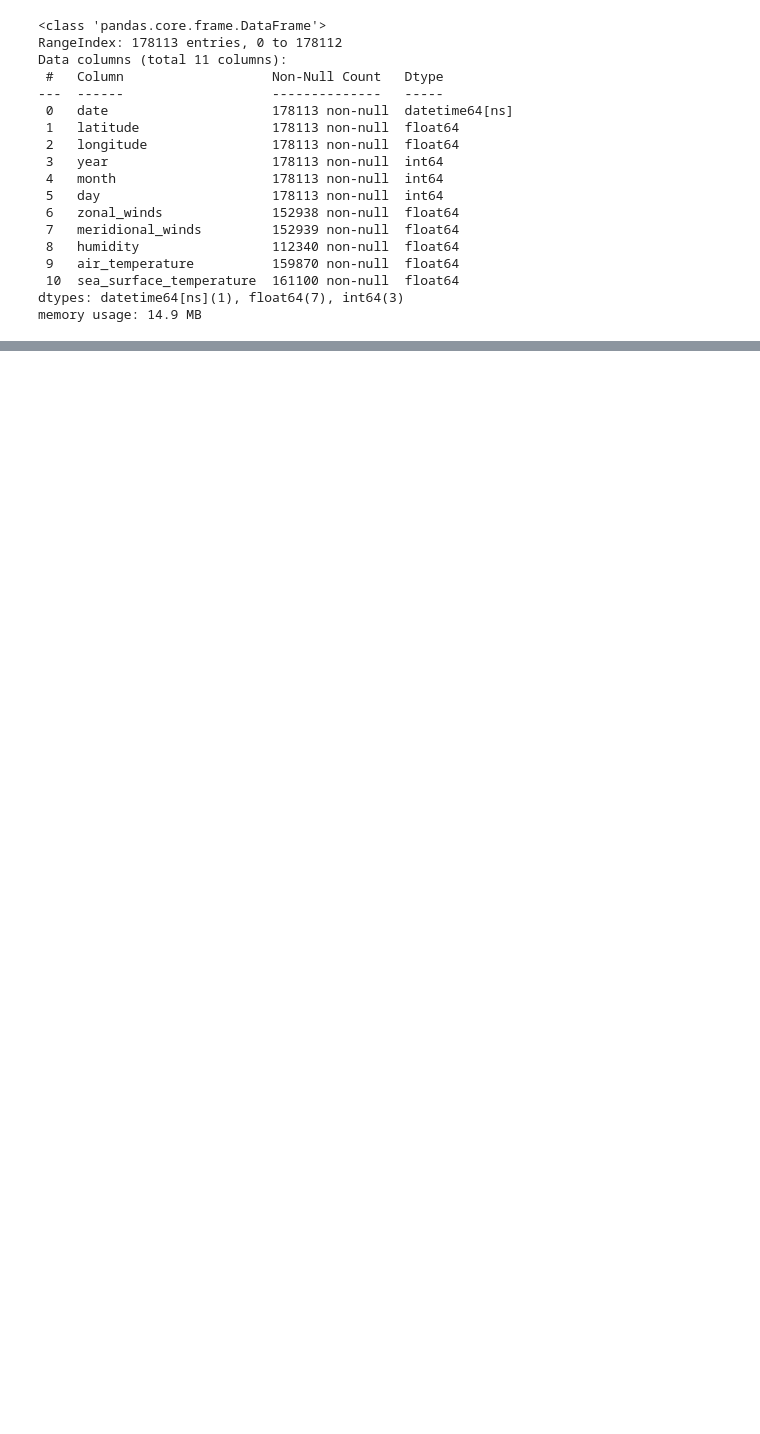
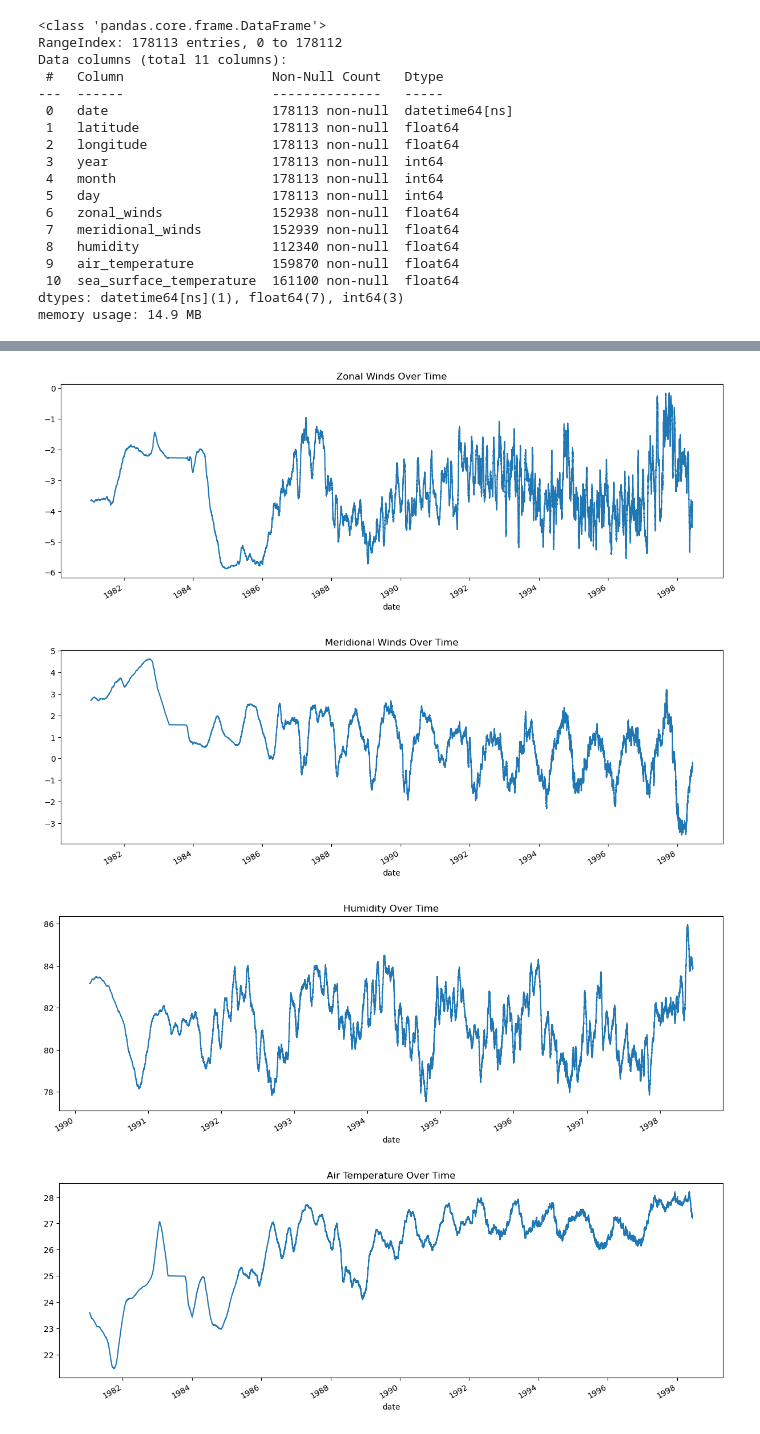
Before and after one commit to agraglez/enso-analysis, a Jupyter notebook: notebooks/enso-analysis.ipynb, the cells around one changed output, grey strips where cells are left out. Saved outputs shown, nothing was run; the diff lists cells and outputs as text; code cells hidden in the pictures; blank space fills up the shorter version.

```diff
--- a/notebooks/enso-analysis.ipynb
+++ b/notebooks/enso-analysis.ipynb
@@ -376,0 +438,13 @@ memory usage: 14.9 MB
+# %%
+from statsmodels.tsa.seasonal import seasonal_decompose
+for i in range(len(obs_var)):
+    decomposition = seasonal_decompose(enso_dt[obs_var[i]].dropna(), period = 365)
+    plt.figure(figsize=(15,5))
+    decomposition.trend.plot()
+    plt.title(obs_names[i]+' Over Time')
+    plt.show()
+# %% [output]
+[figure, added]
+[figure, added]
+[figure, added]
+[figure, added]
```
Also changed, not shown: parts of 42 cells of this notebook, 2 other files.
